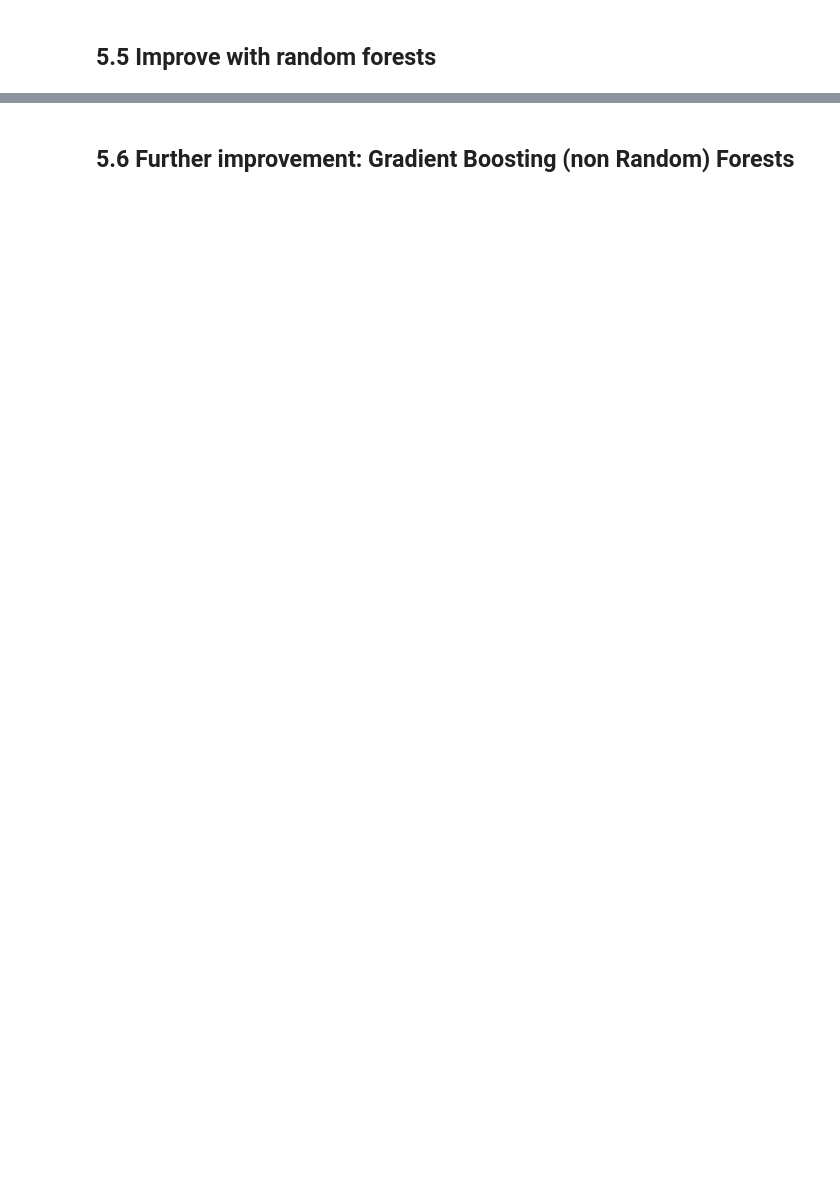
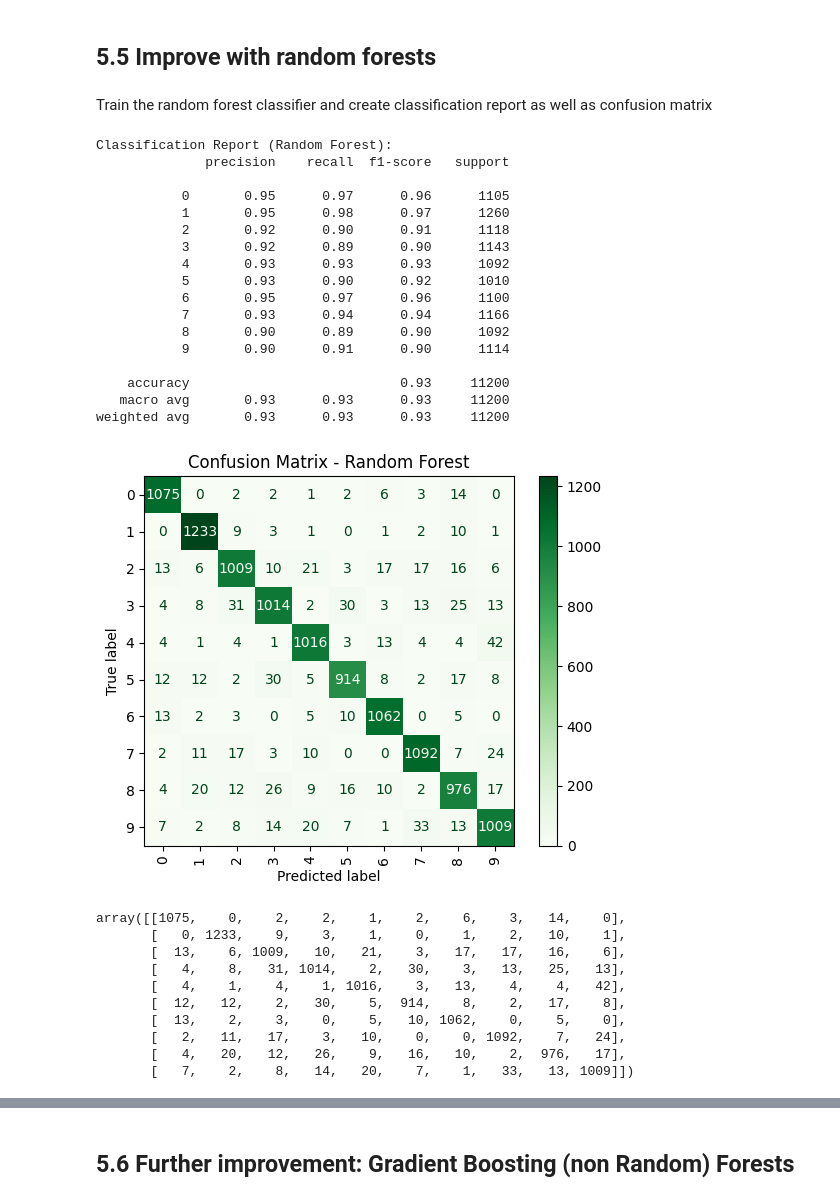
Before and after one commit to yhfrds/data-science-and-machine-learning-1, a Jupyter notebook: Lab 5/DS_ML_I_P5.ipynb, the cells around one changed output, grey strips where cells are left out. Cells and saved outputs as stored; diff of their text form; code cells hidden in the pictures; blank space fills up the shorter version.

```diff
--- a/Lab 5/DS_ML_I_P5.ipynb
+++ b/Lab 5/DS_ML_I_P5.ipynb
@@ -170,3 +353,53 @@ from sklearn.tree import DecisionTreeClassifier
 ## 5.5 Improve with random forests
 # %%
 from sklearn.ensemble import RandomForestClassifier
+# %% [markdown]
+Train the random forest classifier and create classification report as well as confusion matrix
+# %%
+rf = RandomForestClassifier(
+    n_estimators=100,
+    random_state=42,
+)
+
+rf.fit(X_train, y_train)
+
+y_pred = rf.predict(X_test)
+
+print("Classification Report (Random Forest):")
+print(classification_report(y_test, y_pred))
+
+cm = confusion_matrix(y_test, y_pred)
+disp = ConfusionMatrixDisplay(confusion_matrix=cm)
+disp.plot(cmap='Greens', xticks_rotation='vertical')
+plt.title("Confusion Matrix - Random Forest")
+plt.show()
+cm
+# %% [output]
+Classification Report (Random Forest):
+              precision    recall  f1-score   support
+
+           0       0.95      0.97      0.96      1105
+           1       0.95      0.98      0.97      1260
+           2       0.92      0.90      0.91      1118
+           3       0.92      0.89      0.90      1143
+           4       0.93      0.93      0.93      1092
+           5       0.93      0.90      0.92      1010
+           6       0.95      0.97      0.96      1100
+           7       0.93      0.94      0.94      1166
+           8       0.90      0.89      0.90      1092
+           9       0.90      0.91      0.90      1114
+
+    accuracy                           0.93     11200
+   macro avg       0.93      0.93      0.93     11200
+weighted avg       0.93      0.93      0.93     11200
+[figure, added]
+array([[1075,    0,    2,    2,    1,    2,    6,    3,   14,    0],
+       [   0, 1233,    9,    3,    1,    0,    1,    2,   10,    1],
+       [  13,    6, 1009,   10,   21,    3,   17,   17,   16,    6],
+       [   4,    8,   31, 1014,    2,   30,    3,   13,   25,   13],
+       [   4,    1,    4,    1, 1016,    3,   13,    4,    4,   42],
+       [  12,   12,    2,   30,    5,  914,    8,    2,   17,    8],
+       [  13,    2,    3,    0,    5,   10, 1062,    0,    5,    0],
+       [   2,   11,   17,    3,   10,    0,    0, 1092,    7,   24],
+       [   4,   20,   12,   26,    9,   16,   10,    2,  976,   17],
+       [   7,    2,    8,   14,   20,    7,    1,   33,   13, 1009]])
```
Also changed, not shown: parts of 33 cells of this notebook.
